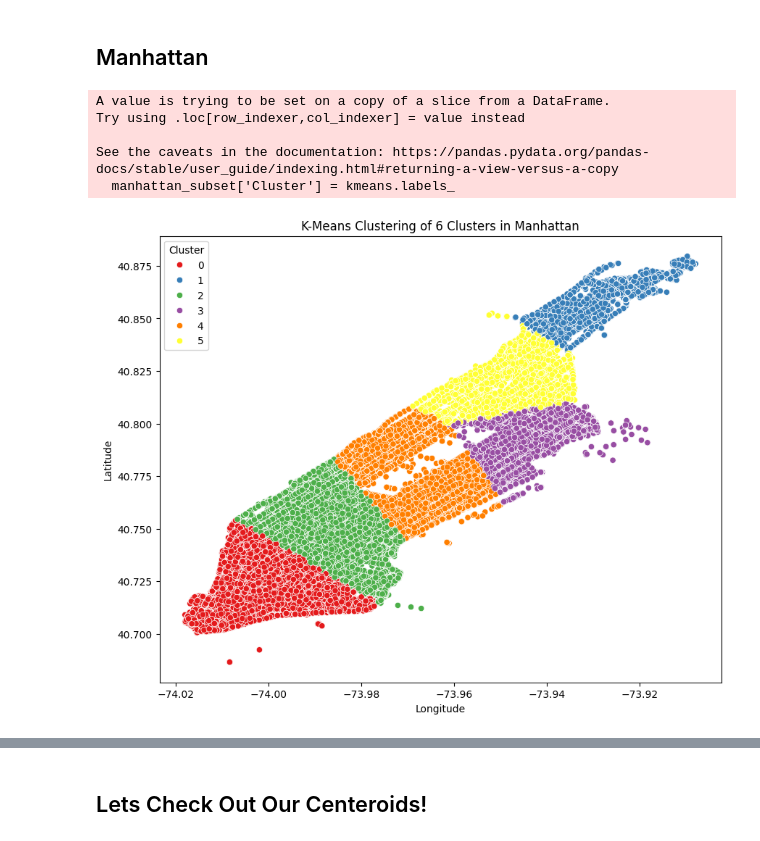
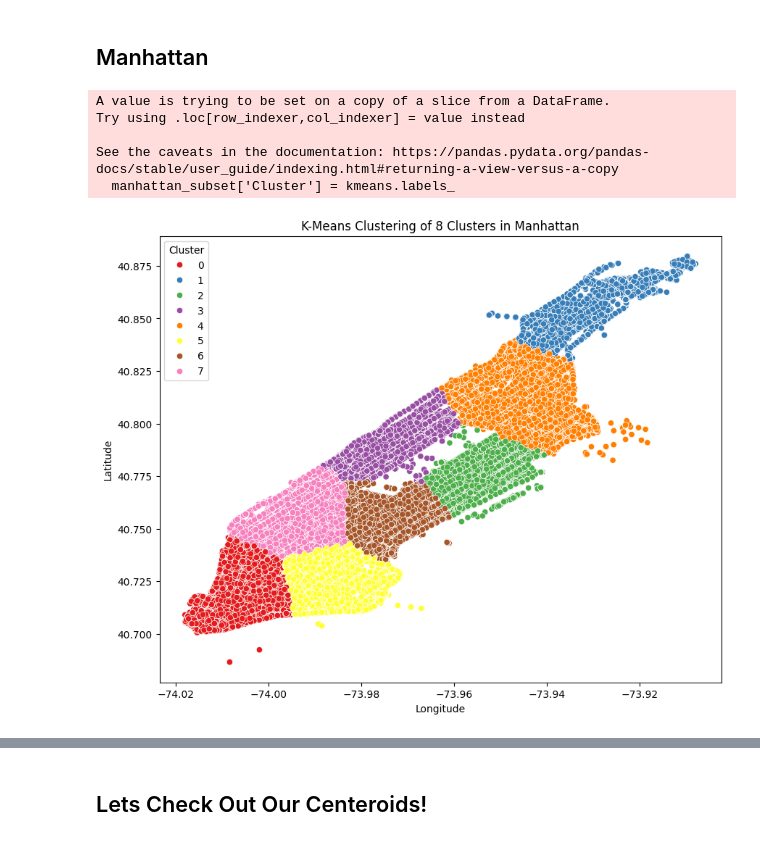
Before and after one commit to DouglasRollman/CollisionPrediction, a Jupyter notebook: kmeans.ipynb, the cells around one changed output, grey strips where cells are left out. Cells and saved outputs as stored; diff of their text form; code cells hidden in the pictures.

```diff
--- a/kmeans.ipynb
+++ b/kmeans.ipynb
@@ -392,44 +443,44 @@ import seaborn as sns
 
 
 
-# Step 1: Filter DataFrame for the suburb 'Manhattan'
+#Filter DataFrame for the suburb 'Manhattan'
 manhattan_subset = df[df['BOROUGH'] == 'Manhattan']
 coordinates = manhattan_subset[['LONGITUDE', 'LATITUDE']].dropna()
 
-# Step 2: Scale the coordinates
+#Scale the coordinates
 scaler = StandardScaler()
 coordinates_scaled = scaler.fit_transform(coordinates)
 
 # Perform K-means clustering
-n_clusters = 6  # Number of clusters
+n_clusters = 8  # Number of clusters
 kmeans = KMeans(n_clusters=n_clusters, random_state=0)
 kmeans.fit(coordinates_scaled)
 
 # Add the cluster labels to the subset DataFrame
 manhattan_subset['Cluster'] = kmeans.labels_
 
-# Step 3: Visualize the clusters
+# Visualize the clusters
 plt.figure(figsize=(10, 8))
 sns.scatterplot(
     x='LONGITUDE',
     y='LATITUDE',
     hue='Cluster',
     palette='Set1',
     data=manhattan_subset,
     marker='o',
     edgecolor='w'
 )
 plt.title(f'K-Means Clustering of {n_clusters} Clusters in Manhattan')
 plt.xlabel('Longitude')
 plt.ylabel('Latitude')
 plt.legend(title='Cluster')
 plt.show()
 # %% [output]
 A value is trying to be set on a copy of a slice from a DataFrame.
 Try using .loc[row_indexer,col_indexer] = value instead
 
 See the caveats in the documentation: https://pandas.pydata.org/pandas-docs/stable/user_guide/indexing.html#returning-a-view-versus-a-copy
   manhattan_subset['Cluster'] = kmeans.labels_
-[figure, old version]
+[figure, new version]
 # %%
 from sklearn.cluster import KMeans
```
Also changed, not shown: parts of 28 cells of this notebook, 9 other files.
